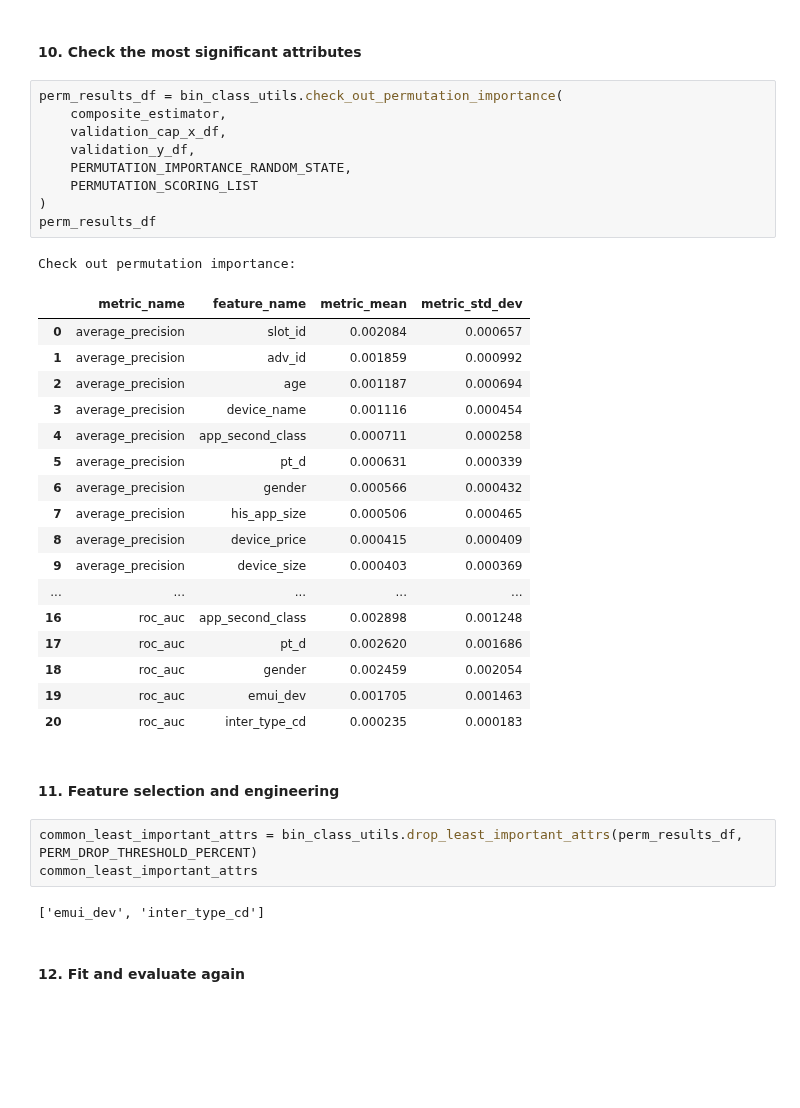
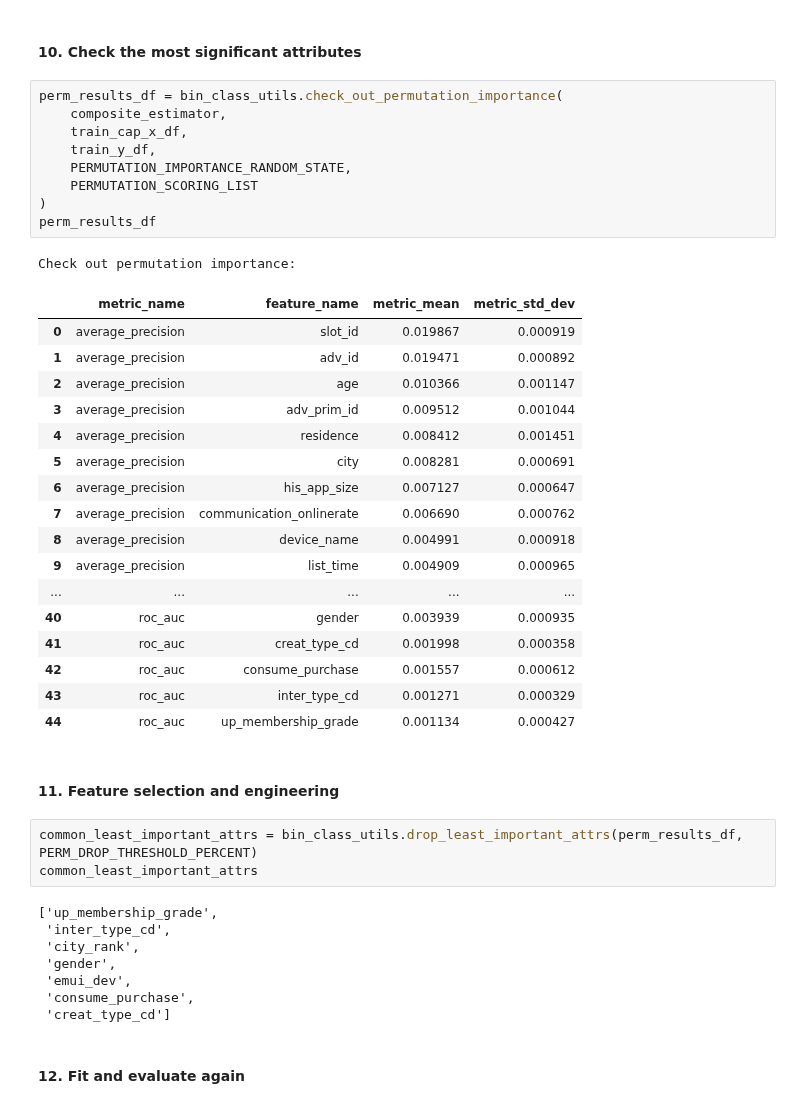
Before and after one commit to LiyangSong/Advertisement-CTR-Prediction, a Jupyter notebook: jupyter/model_exp_rf.ipynb, the cells around one changed output. Saved outputs shown, nothing was run; the diff lists cells and outputs as text; blank space fills up the shorter version.

```diff
--- a/jupyter/model_exp_rf.ipynb
+++ b/jupyter/model_exp_rf.ipynb
@@ -248,38 +248,44 @@ Check Precision-Recall Curve and Average Precision Score
 # %%
 perm_results_df = bin_class_utils.check_out_permutation_importance(
     composite_estimator,
-    validation_cap_x_df,
-    validation_y_df,
+    train_cap_x_df,
+    train_y_df,
     PERMUTATION_IMPORTANCE_RANDOM_STATE,
     PERMUTATION_SCORING_LIST
 )
 perm_results_df
 # %% [output]
 Check out permutation importance:
 |  | metric_name | feature_name | metric_mean | metric_std_dev |
-| 0 | average_precision | slot_id | 0.002084 | 0.000657 |
-| 1 | average_precision | adv_id | 0.001859 | 0.000992 |
-| 2 | average_precision | age | 0.001187 | 0.000694 |
-| 3 | average_precision | device_name | 0.001116 | 0.000454 |
-| 4 | average_precision | app_second_class | 0.000711 | 0.000258 |
-| 5 | average_precision | pt_d | 0.000631 | 0.000339 |
-| 6 | average_precision | gender | 0.000566 | 0.000432 |
-| 7 | average_precision | his_app_size | 0.000506 | 0.000465 |
-| 8 | average_precision | device_price | 0.000415 | 0.000409 |
-| 9 | average_precision | device_size | 0.000403 | 0.000369 |
+| 0 | average_precision | slot_id | 0.019867 | 0.000919 |
+| 1 | average_precision | adv_id | 0.019471 | 0.000892 |
+| 2 | average_precision | age | 0.010366 | 0.001147 |
+| 3 | average_precision | adv_prim_id | 0.009512 | 0.001044 |
+| 4 | average_precision | residence | 0.008412 | 0.001451 |
+| 5 | average_precision | city | 0.008281 | 0.000691 |
+| 6 | average_precision | his_app_size | 0.007127 | 0.000647 |
+| 7 | average_precision | communication_onlinerate | 0.006690 | 0.000762 |
+| 8 | average_precision | device_name | 0.004991 | 0.000918 |
+| 9 | average_precision | list_time | 0.004909 | 0.000965 |
 | ... | ... | ... | ... | ... |
-| 16 | roc_auc | app_second_class | 0.002898 | 0.001248 |
-| 17 | roc_auc | pt_d | 0.002620 | 0.001686 |
-| 18 | roc_auc | gender | 0.002459 | 0.002054 |
-| 19 | roc_auc | emui_dev | 0.001705 | 0.001463 |
-| 20 | roc_auc | inter_type_cd | 0.000235 | 0.000183 |
+| 40 | roc_auc | gender | 0.003939 | 0.000935 |
+| 41 | roc_auc | creat_type_cd | 0.001998 | 0.000358 |
+| 42 | roc_auc | consume_purchase | 0.001557 | 0.000612 |
+| 43 | roc_auc | inter_type_cd | 0.001271 | 0.000329 |
+| 44 | roc_auc | up_membership_grade | 0.001134 | 0.000427 |
 # %% [markdown]
 #### 11. Feature selection and engineering
 # %%
 common_least_important_attrs = bin_class_utils.drop_least_important_attrs(perm_results_df, PERM_DROP_THRESHOLD_PERCENT)
 common_least_important_attrs
 # %% [output]
-['emui_dev', 'inter_type_cd']
+['up_membership_grade',
+ 'inter_type_cd',
+ 'city_rank',
+ 'gender',
+ 'emui_dev',
+ 'consume_purchase',
+ 'creat_type_cd']
 # %% [markdown]
 #### 12. Fit and evaluate again
 # %%
```
Also changed, not shown: parts of 5 cells of this notebook, 5 other files.
